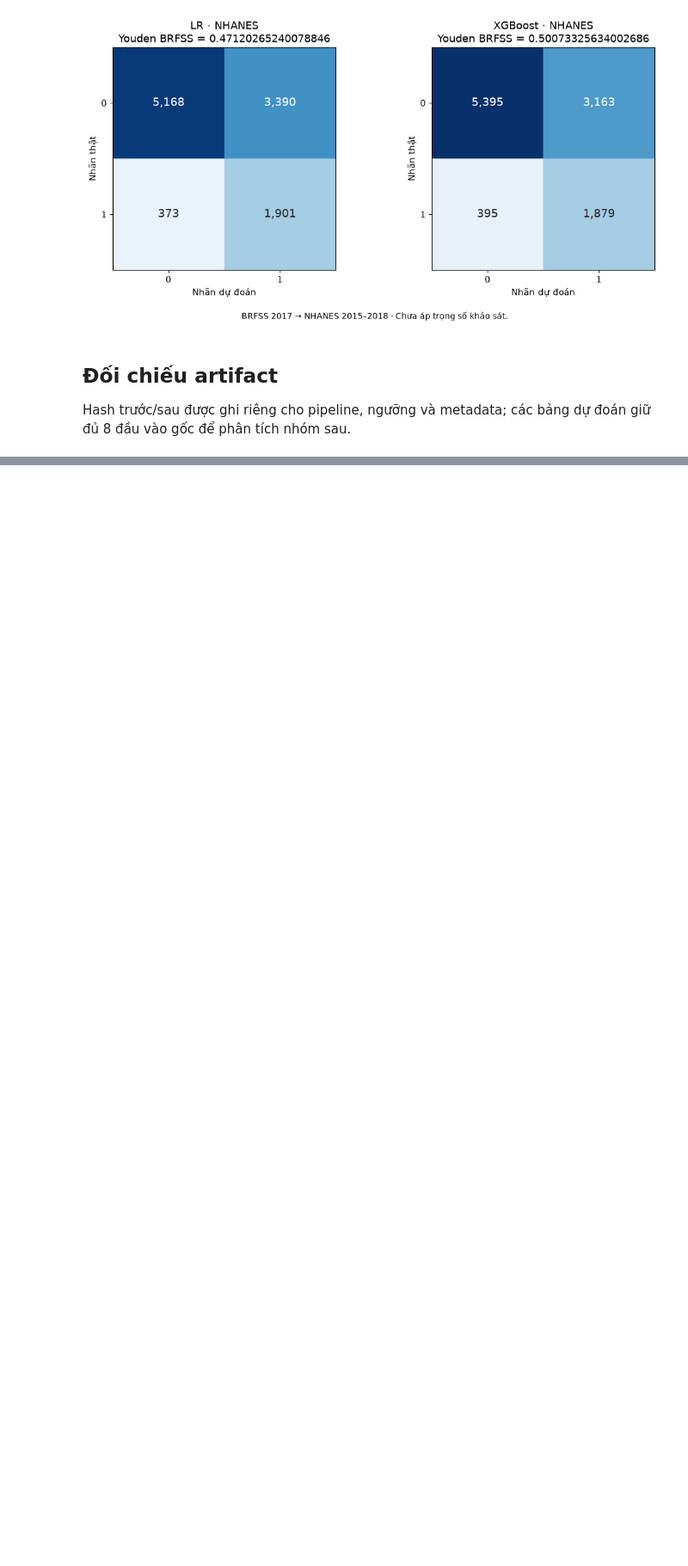
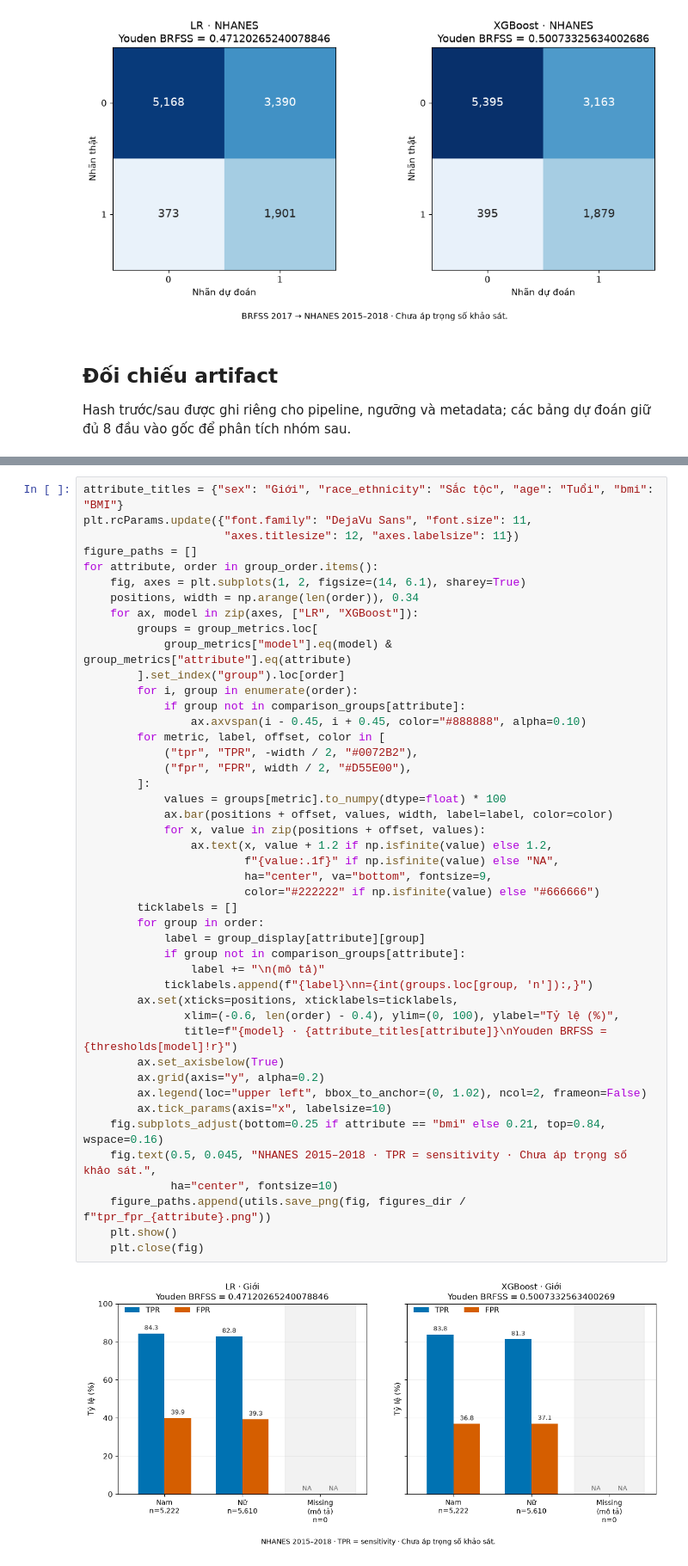
Before and after one commit to FeliksWatterson/diabetes-ml-fairness, a Jupyter notebook: diabetes-project/notebooks/08_reverse_validation.ipynb, the cells around one changed output, grey strips where cells are left out. Shown at 86% size. Drawn from its saved outputs; the diff is of its cells as text; blank space fills up the shorter version.

```diff
--- a/diabetes-project/notebooks/08_reverse_validation.ipynb
+++ b/diabetes-project/notebooks/08_reverse_validation.ipynb
@@ -811,0 +1045,47 @@ display(threshold_metrics.round(6))
+# %%
+attribute_titles = {"sex": "Giới", "race_ethnicity": "Sắc tộc", "age": "Tuổi", "bmi": "BMI"}
+plt.rcParams.update({"font.family": "DejaVu Sans", "font.size": 11,
+                     "axes.titlesize": 12, "axes.labelsize": 11})
+figure_paths = []
+for attribute, order in group_order.items():
+    fig, axes = plt.subplots(1, 2, figsize=(14, 6.1), sharey=True)
+    positions, width = np.arange(len(order)), 0.34
+    for ax, model in zip(axes, ["LR", "XGBoost"]):
+        groups = group_metrics.loc[
+            group_metrics["model"].eq(model) & group_metrics["attribute"].eq(attribute)
+        ].set_index("group").loc[order]
+        for i, group in enumerate(order):
+            if group not in comparison_groups[attribute]:
+                ax.axvspan(i - 0.45, i + 0.45, color="#888888", alpha=0.10)
+        for metric, label, offset, color in [
+            ("tpr", "TPR", -width / 2, "#0072B2"),
+            ("fpr", "FPR", width / 2, "#D55E00"),
+        ]:
+            values = groups[metric].to_numpy(dtype=float) * 100
+            ax.bar(positions + offset, values, width, label=label, color=color)
+            for x, value in zip(positions + offset, values):
+                ax.text(x, value + 1.2 if np.isfinite(value) else 1.2,
+                        f"{value:.1f}" if np.isfinite(value) else "NA",
+                        ha="center", va="bottom", fontsize=9,
+                        color="#222222" if np.isfinite(value) else "#666666")
+        ticklabels = []
+        for group in order:
+            label = group_display[attribute][group]
+            if group not in comparison_groups[attribute]:
+                label += "\n(mô tả)"
+            ticklabels.append(f"{label}\nn={int(groups.loc[group, 'n']):,}")
+        ax.set(xticks=positions, xticklabels=ticklabels,
+               xlim=(-0.6, len(order) - 0.4), ylim=(0, 100), ylabel="Tỷ lệ (%)",
+               title=f"{model} · {attribute_titles[attribute]}\nYouden BRFSS = {thresholds[model]!r}")
+        ax.set_axisbelow(True)
+        ax.grid(axis="y", alpha=0.2)
+        ax.legend(loc="upper left", bbox_to_anchor=(0, 1.02), ncol=2, frameon=False)
+        ax.tick_params(axis="x", labelsize=10)
+    fig.subplots_adjust(bottom=0.25 if attribute == "bmi" else 0.21, top=0.84, wspace=0.16)
+    fig.text(0.5, 0.045, "NHANES 2015–2018 · TPR = sensitivity · Chưa áp trọng số khảo sát.",
+             ha="center", fontsize=10)
+    figure_paths.append(utils.save_png(fig, figures_dir / f"tpr_fpr_{attribute}.png"))
+    plt.show()
+    plt.close(fig)
+# %% [output]
+[figure, added]
```
Also changed, not shown: parts of 9 cells of this notebook, 9 other files.
